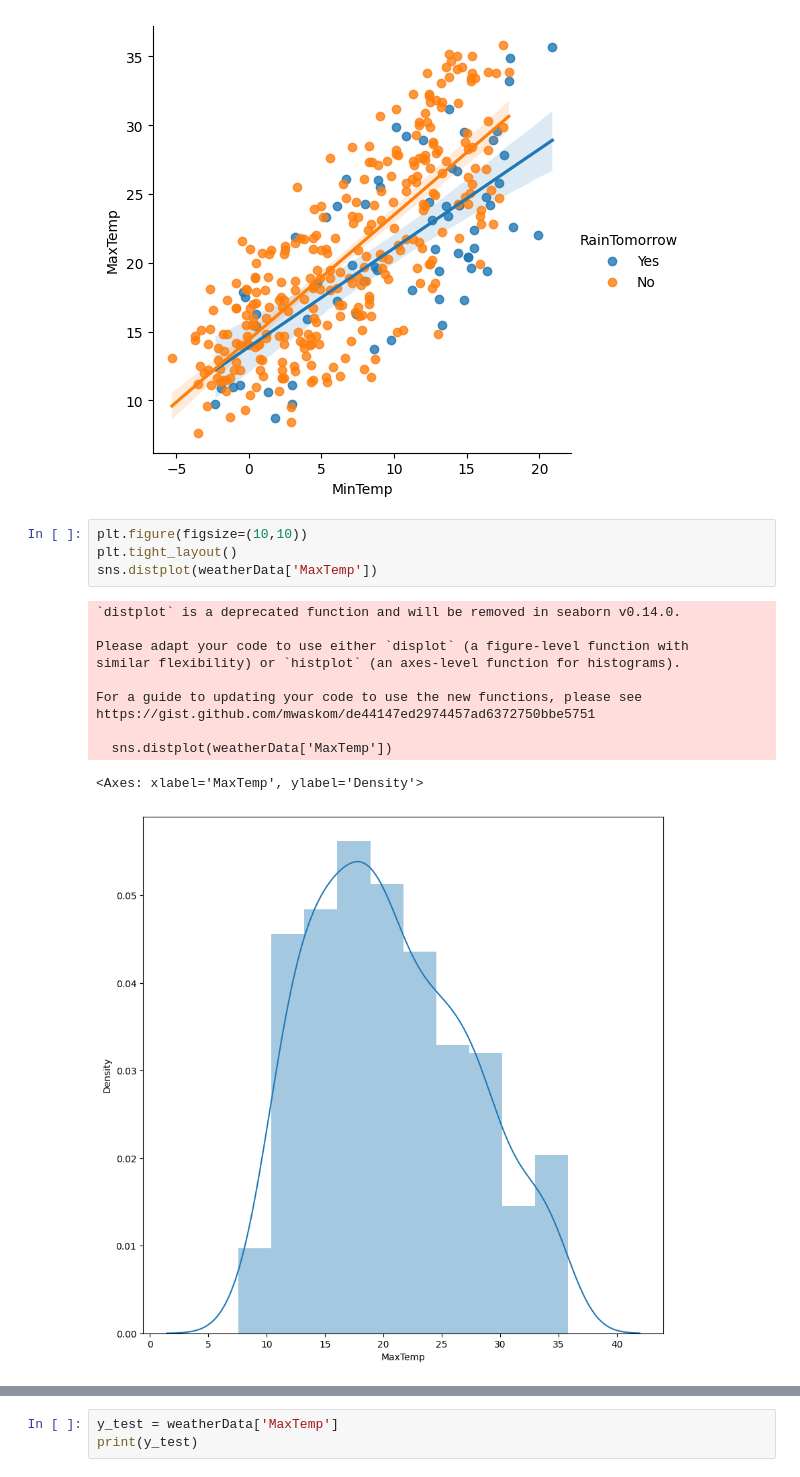
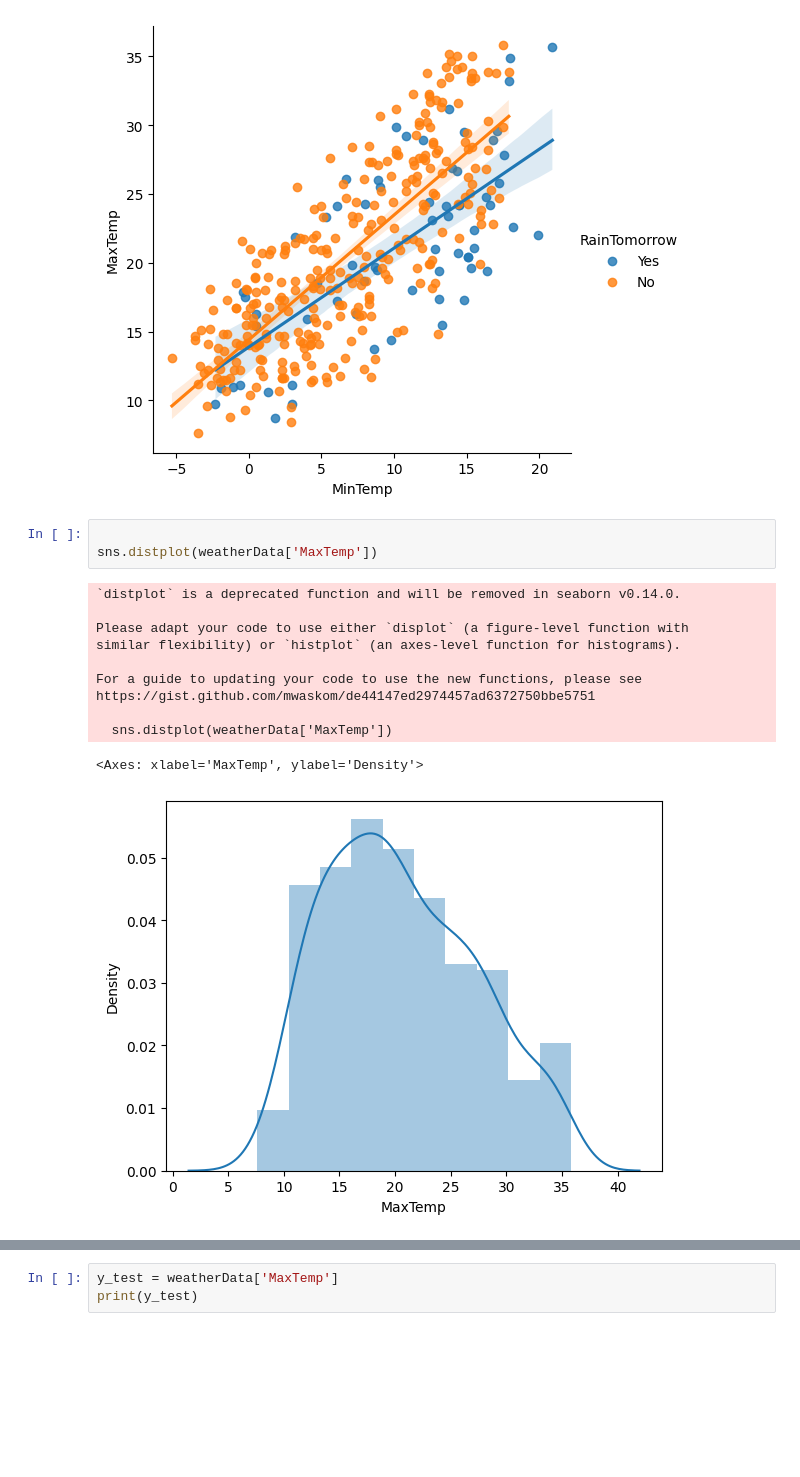
Before and after one commit to Dilan-Kaibili/regression, a Jupyter notebook: weather.ipynb, the cells around one changed output, grey strips where cells are left out. Saved outputs shown, nothing was run; the diff lists cells and outputs as text; blank space fills up the shorter version.

```diff
--- a/weather.ipynb
+++ b/weather.ipynb
@@ -70,20 +70,19 @@ sns.lmplot(x='MinTemp',y='MaxTemp',data=weatherData,hue='RainTomorrow')
 <seaborn.axisgrid.FacetGrid at 0x...>
 [figure]
 # %%
-plt.figure(figsize=(10,10))
-plt.tight_layout()
+
 sns.distplot(weatherData['MaxTemp'])
 # %% [output]
 `distplot` is a deprecated function and will be removed in seaborn v0.14.0.
 
 Please adapt your code to use either `displot` (a figure-level function with
 similar flexibility) or `histplot` (an axes-level function for histograms).
 
 For a guide to updating your code to use the new functions, please see
 https://gist.github.com/mwaskom/de44147ed2974457ad6372750bbe5751
 
   sns.distplot(weatherData['MaxTemp'])
 <Axes: xlabel='MaxTemp', ylabel='Density'>
-[figure, old version]
+[figure, new version]
 # %%
 import matplotlib.pyplot as plt
```
Also changed, not shown: parts of 7 cells of this notebook.
